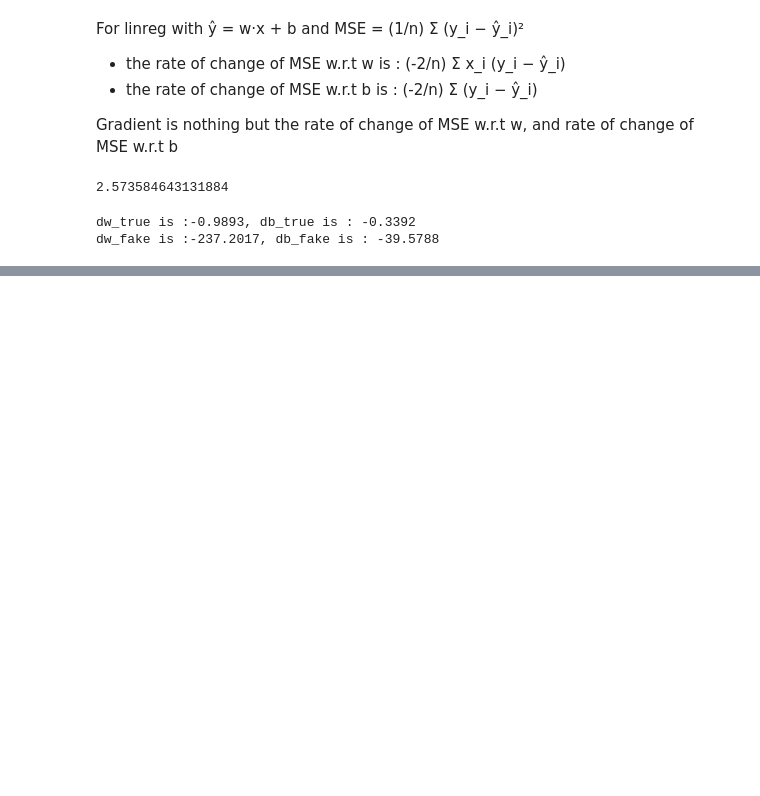
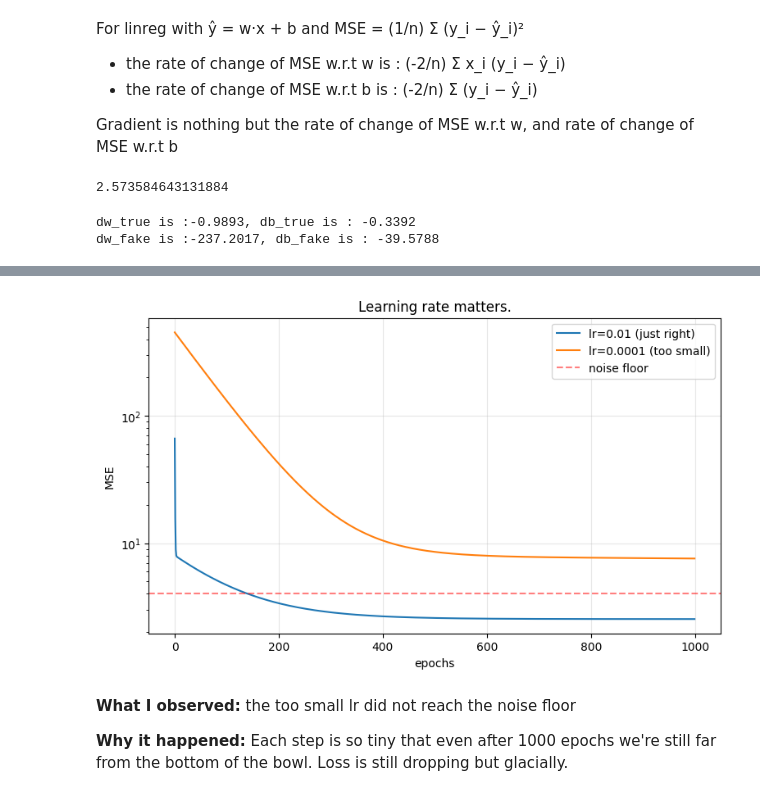
Before and after one commit to MastanSV/ai-engineering-journey, a Jupyter notebook: daily-notebooks/week-01/03-linreg-from-scratch-part2.ipynb, the cells around one changed output, grey strips where cells are left out. Saved outputs shown, nothing was run; the diff lists cells and outputs as text; code cells hidden in the pictures; blank space fills up the shorter version.

```diff
--- a/daily-notebooks/week-01/03-linreg-from-scratch-part2.ipynb
+++ b/daily-notebooks/week-01/03-linreg-from-scratch-part2.ipynb
@@ -115,0 +190,5 @@ w_hat : 2.96262217347947 truth_w : 3 | b_hat : 5.34149427026757 truth_b : 5
+# %%
+w_tiny, b_tiny, hist_tiny = gradiant_descent(x,y, 0.0001,1000)
+
+print(f'Final w_tiny={w_tiny:.4f} true_w = 5, b_tiny={b_tiny:.4f} true_b = 3')
+print(f'Final MSE: {hist_tiny[-1]:.3f} (noise floor ~4)')
@@ -115,0 +208,20 @@ w_hat : 2.96262217347947 truth_w : 3 | b_hat : 5.34149427026757 truth_b : 5
+# %%
+plt.figure(figsize=(9, 5))
+plt.plot(hist, label='lr=0.01 (just right)')
+plt.plot(hist_tiny, label='lr=0.0001 (too small)')
+#plt.plot(hist_big, label='lr=0.1 (too big)') skipping this as it breaks the log plot
+plt.xlabel('epochs')
+plt.ylabel('MSE')
+plt.yscale('log')
+plt.axhline(y=4.0, color='red', linestyle='--', alpha=0.5, label='noise floor')
+plt.title('Learning rate matters.')
+plt.legend()
+plt.grid(True, alpha=0.3)
+plt.show()
+# %% [output]
+[figure, added]
+# %% [markdown]
+**What I observed:** the too small lr did not reach the noise floor
+
+**Why it happened:** Each step is so tiny that even after 1000 epochs we're still
+far from the bottom of the bowl. Loss is still dropping but glacially.
```
Also changed, not shown: parts of 9 cells of this notebook.
